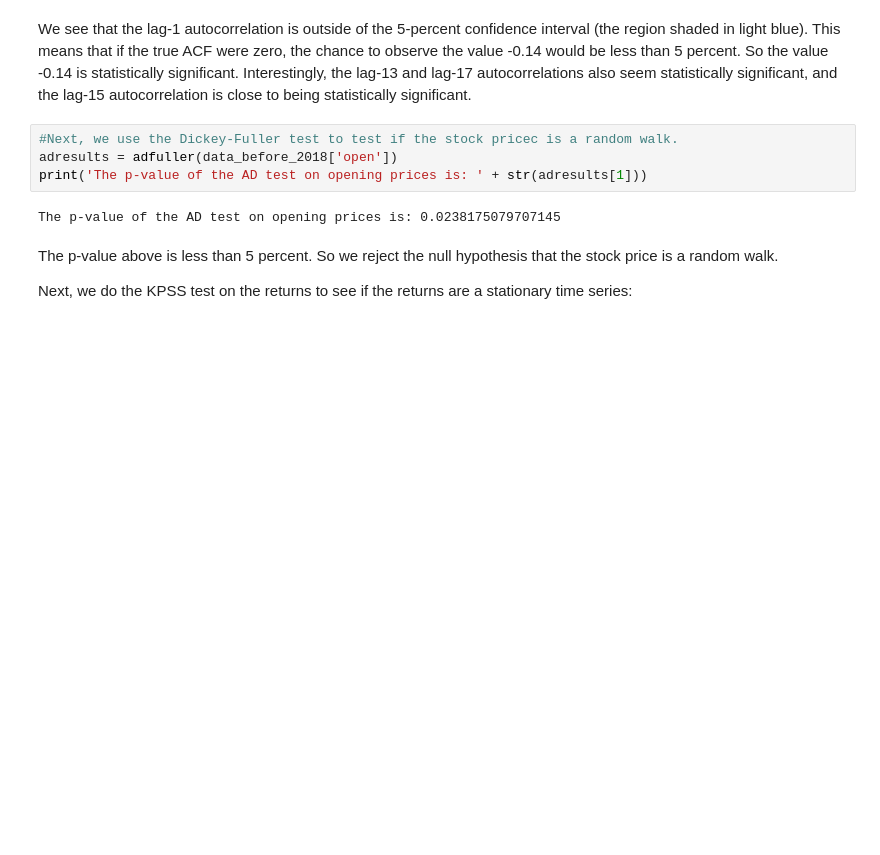
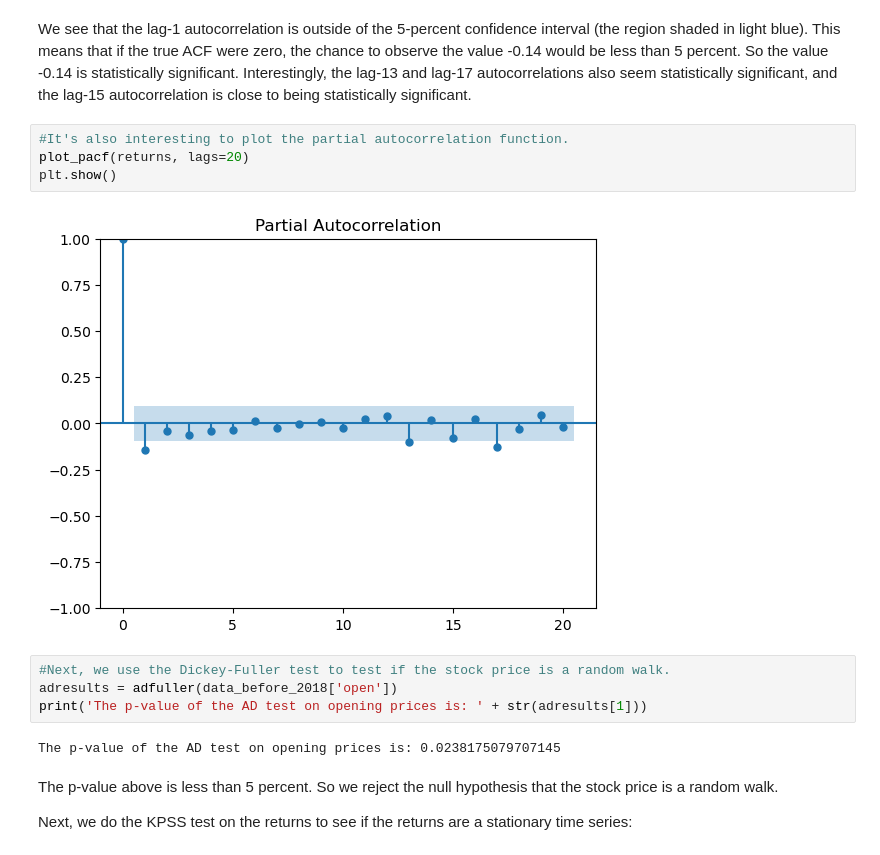
Before and after one commit to nhongphuc/Stock-prediction, a Jupyter notebook: Capstone3.ipynb, the cells around one changed output. Saved outputs shown, nothing was run; the diff lists cells and outputs as text; blank space fills up the shorter version.

```diff
--- a/Capstone3.ipynb
+++ b/Capstone3.ipynb
@@ -114,8 +114,14 @@ plt.show()
 [figure]
 # %% [markdown]
 We see that the lag-1 autocorrelation is outside of the 5-percent confidence interval (the region shaded in light blue). This means that if the true ACF were zero, the chance to observe the value -0.14 would be less than 5 percent. So the value -0.14 is statistically significant. Interestingly, the lag-13 and lag-17 autocorrelations also seem statistically significant, and the lag-15 autocorrelation is close to being statistically significant.
+# %%
+#It's also interesting to plot the partial autocorrelation function.
+plot_pacf(returns, lags=20)
+plt.show()
+# %% [output]
+[figure, added]
 # %%
-#Next, we use the Dickey-Fuller test to test if the stock pricec is a random walk.
+#Next, we use the Dickey-Fuller test to test if the stock price is a random walk.
 adresults = adfuller(data_before_2018['open'])
 print('The p-value of the AD test on opening prices is: ' + str(adresults[1]))
 # %% [output]
```
Also changed, not shown: parts of 3 cells of this notebook, 2 other files.
